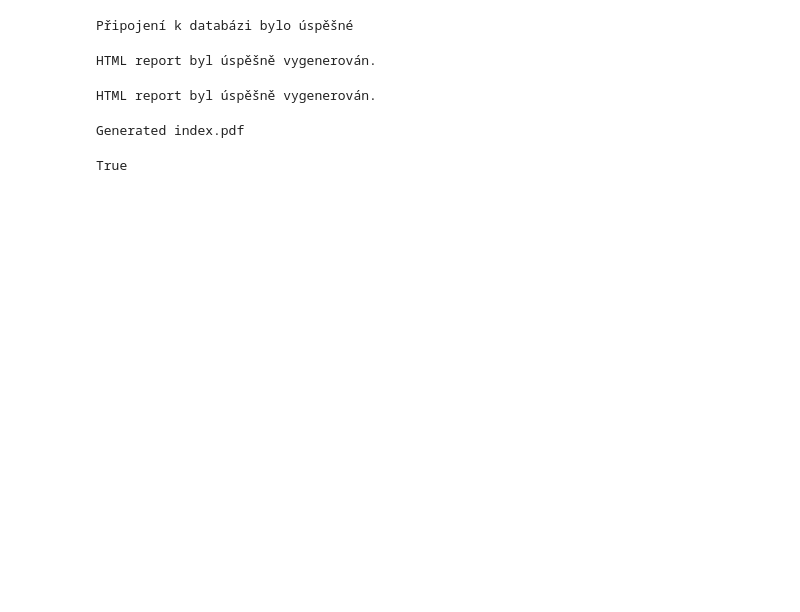
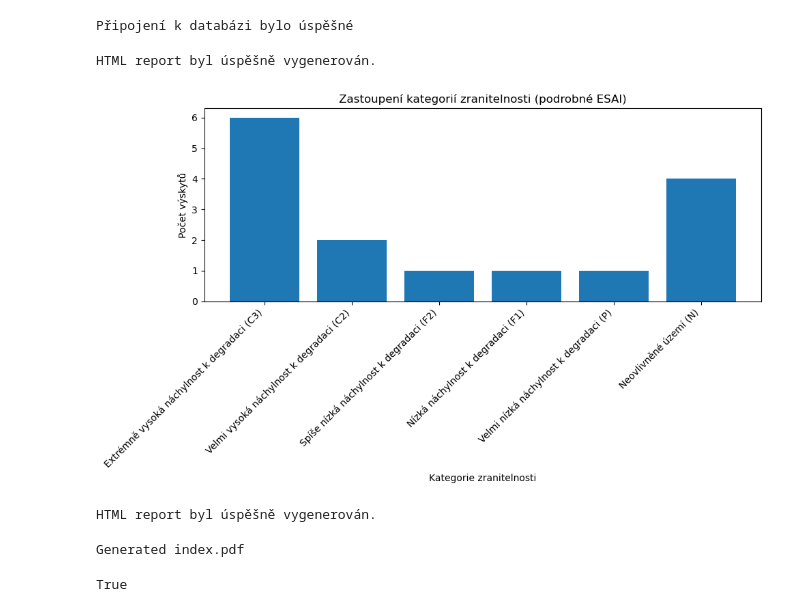
Before and after one commit to adelapetrekova/diplomka, a Jupyter notebook: razeni_db_esai.ipynb, the cells around one changed output. Drawn from its saved outputs; the diff is of its cells as text; code cells hidden in the pictures; blank space fills up the shorter version.

Commit message:
generuje graf ale ktery se jen ukaze ve vs studiu po spusteni kodu

```diff
--- a/razeni_db_esai.ipynb
+++ b/razeni_db_esai.ipynb
@@ -3,6 +3,9 @@ from datetime import datetime
 import uuid
 import psycopg2
 from rich import print
+import matplotlib.pyplot as plt
+import io
+import base64
 
 rozsahy_kategorii = {
     "N": (1.00, 1.17, "Neovlivněné území", "#1a9850"),
@@ -140,6 +143,31 @@ try:
 
     kategorie_esai, kod_kategorie_esai = urci_kategorii(data_esai)
 
+    # Sbírání dat pro graf (pouze z podrobne_esai)
+    kategorie_counts = {}
+    for tema, hodnota in podrobne_esai:
+        kategorie, _ = urci_kategorii(hodnota)
+        kategorie_counts[kategorie] = kategorie_counts.get(kategorie, 0) + 1
+
+    # Generování grafu
+    kategorie_names = list(kategorie_counts.keys())
+    counts = list(kategorie_counts.values())
+
+    plt.figure(figsize=(10, 6))
+    plt.bar(kategorie_names, counts)
+    plt.xlabel("Kategorie zranitelnosti")
+    plt.ylabel("Počet výskytů")
+    plt.title("Zastoupení kategorií zranitelnosti (podrobné ESAI)")
+    plt.xticks(rotation=45, ha="right")
+    plt.tight_layout()
+
+    # Uložení grafu do paměti
+    buf = io.BytesIO()
+    plt.savefig(buf, format="png")
+    buf.seek(0)
+    image_base64 = base64.b64encode(buf.read()).decode()
+    buf.close()
+
     html = f"""
     <!DOCTYPE html>
     <html>
@@ -241,7 +269,8 @@ try:
     html += "<div class='indicator-box'> Nejhorší 3 indikátory v zájmovém území jsou: " + ", ".join(nejhorsi_indikatory) + ".</div>"
 
     html += f"""
-
+            <h3>Graf: Zastoupení kategorií zranitelnosti (podrobné ESAI)</h3>
+            <img src="embedded-picture" alt="Graf zastoupení kategorií (podrobné ESAI)">
             <h3> Věrohodnost dat </h3>
             <table>
                 <tr>
@@ -330,33 +359,34 @@ try:
             <h2> Krok V: Typizace prioritních opatření </h2>
         </main>
         <footer>
             <div class="footer">
                 <hr>
                 <div class="footer-content">
                     <img src="katedra_logo.png" alt="Logo KGI">
                     <img src="logo_czechglobe.png" alt="Logo CzechGlobe">
                 </div>
             </div>
         </footer>
     </body>
     </html>
     """
 
     with open("report.html", "w", encoding="utf-8") as file:
         file.write(html)
 
     print("HTML report byl úspěšně vygenerován.")
 
 except Exception as error:
     print(f"Chyba při připojování k databázi: {error}")
 
 finally:
     if connection:
         cursor.close()
         connection.close()
 # %% [output]
 Připojení k databázi bylo úspěšné
 HTML report byl úspěšně vygenerován.
+[figure, added]
 # %%
 # Vytvoření HTML souboru
 with open("index.html", "w", encoding="utf-8") as f:
```
